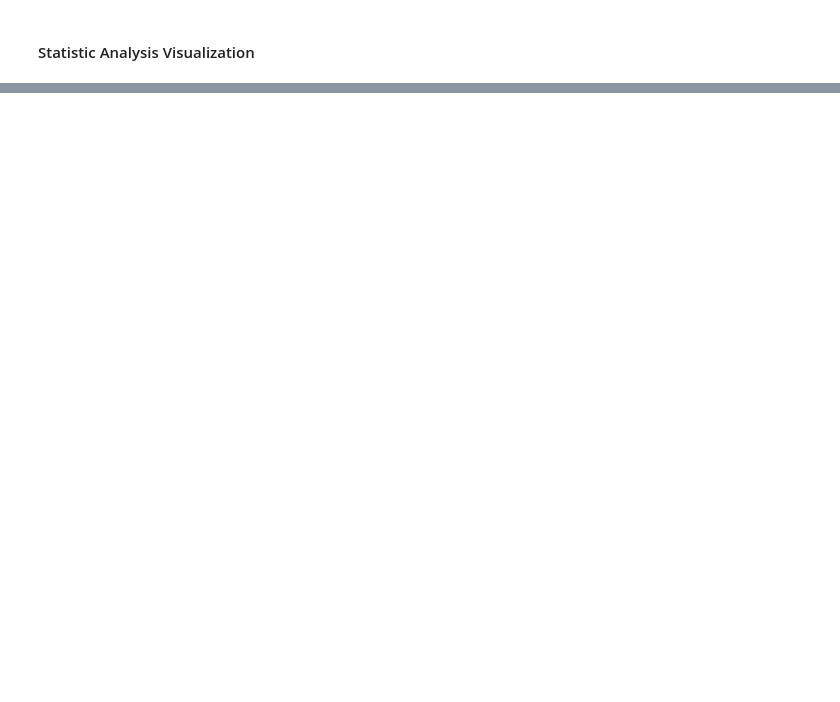
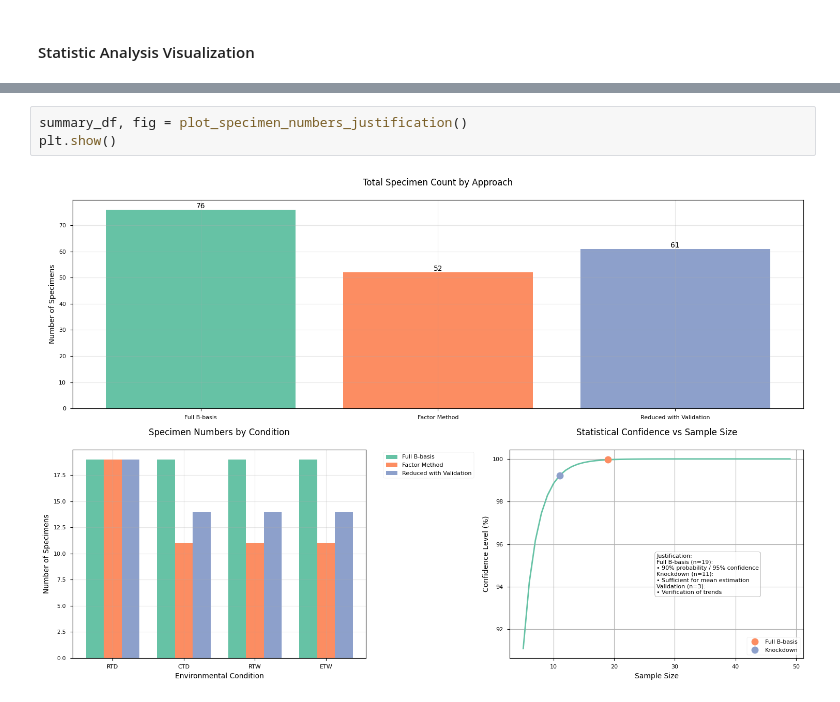
Before and after one commit to Xavier4t/BVID-Damage_Tolerance_Evaluation, a Jupyter notebook: Notebook/B-basis_simulation.ipynb, the cells around one changed output, grey strips where cells are left out. Saved outputs shown, nothing was run; the diff lists cells and outputs as text; blank space fills up the shorter version.

Commit message:
Updated Summary plot with colors and legend loc

```diff
--- a/Notebook/B-basis_simulation.ipynb
+++ b/Notebook/B-basis_simulation.ipynb
@@ -591,0 +740,5 @@ Specimen Count Summary:
+# %%
+summary_df, fig = plot_specimen_numbers_justification()
+plt.show()
+# %% [output]
+[figure, added]
```
Also changed, not shown: parts of 5 cells of this notebook.
